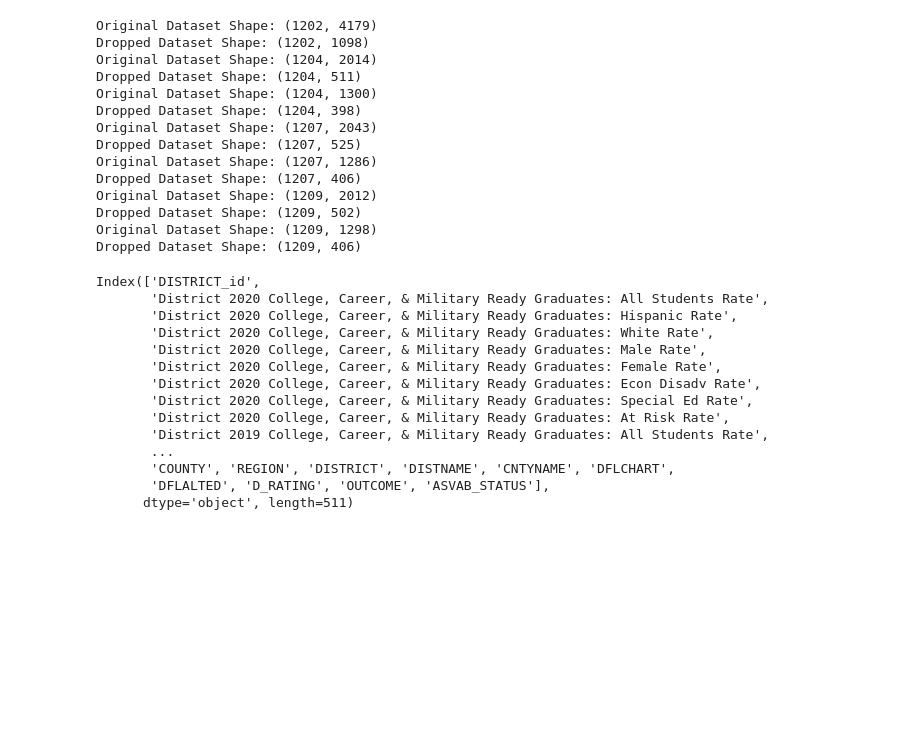
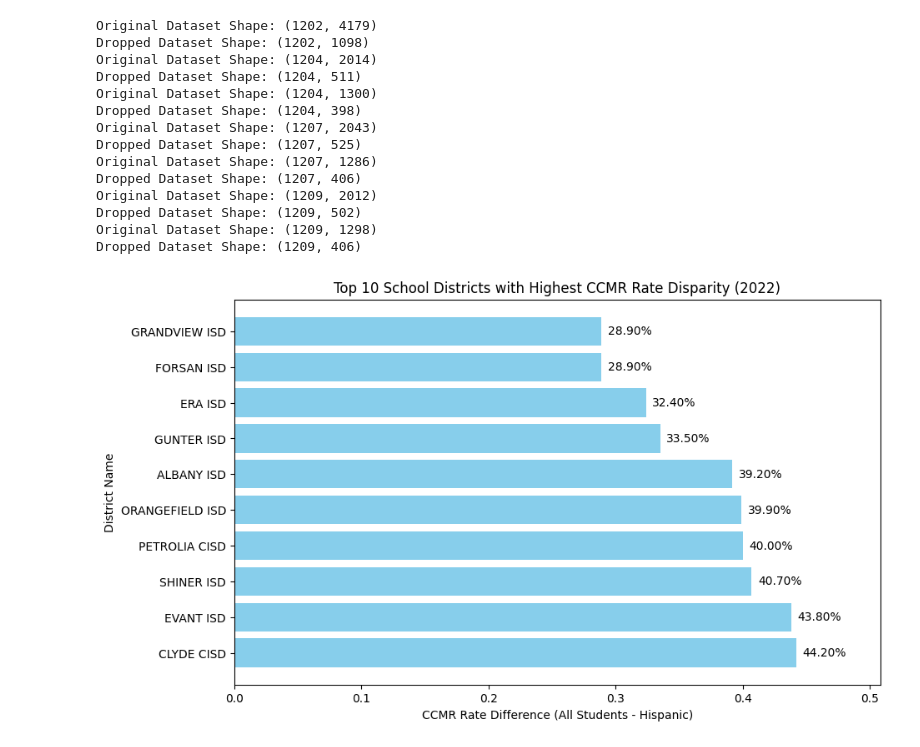
Before and after one commit to RiceD2KLab/HERC_Sp25, a Jupyter notebook: 2_Data_Exploration/DISTPERF1_EDA.ipynb, the cells around one changed output. Saved outputs shown, nothing was run; the diff lists cells and outputs as text; code cells hidden in the pictures; blank space fills up the shorter version.

Commit message:
Completed DISTPERF1 EDA

```diff
--- a/2_Data_Exploration/DISTPERF1_EDA.ipynb
+++ b/2_Data_Exploration/DISTPERF1_EDA.ipynb
@@ -177,20 +96,41 @@ Original Dataset Shape: (1209, 2012)
 Dropped Dataset Shape: (1209, 502)
 Original Dataset Shape: (1209, 1298)
 Dropped Dataset Shape: (1209, 406)
-# %%
-dataframes['distperf1_2021_clean'].columns
-# %% [output]
-Index(['DISTRICT_id',
-       'District 2020 College, Career, & Military Ready Graduates: All Students Rate',
-       'District 2020 College, Career, & Military Ready Graduates: Hispanic Rate',
-       'District 2020 College, Career, & Military Ready Graduates: White Rate',
-       'District 2020 College, Career, & Military Ready Graduates: Male Rate',
-       'District 2020 College, Career, & Military Ready Graduates: Female Rate',
-       'District 2020 College, Career, & Military Ready Graduates: Econ Disadv Rate',
-       'District 2020 College, Career, & Military Ready Graduates: Special Ed Rate',
-       'District 2020 College, Career, & Military Ready Graduates: At Risk Rate',
-       'District 2019 College, Career, & Military Ready Graduates: All Students Rate',
-       ...
-       'COUNTY', 'REGION', 'DISTRICT', 'DISTNAME', 'CNTYNAME', 'DFLCHART',
-       'DFLALTED', 'D_RATING', 'OUTCOME', 'ASVAB_STATUS'],
-      dtype='object', length=511)
+# %%
+distperf1_2023 = dataframes['distperf1_2023_clean']
+
+# Extract relevant columns
+all_students_2022 = distperf1_2023['District 2022 College, Career, & Military Ready Graduates: All Students Rate'] / 100
+hispanic_2022 = distperf1_2023['District 2022 College, Career, & Military Ready Graduates: Hispanic Rate'] / 100
+#all_students_2021 = distperf1_2023['District 2021 College, Career, & Military Ready Graduates: All Students Rate'] / 100
+#hispanic_2021 = distperf1_2023['District 2021 College, Career, & Military Ready Graduates: Hispanic Rate'] / 100
+
+# Calculate the absolute difference between all students and Hispanic rates
+rate_difference = all_students_2022 - hispanic_2022 #np.abs(all_students_2022 - hispanic_2022)
+
+# Get the top 10 districts with the highest difference
+top_10_diff = distperf1_2023.loc[rate_difference.nlargest(10).index, ['DISTNAME']].copy()
+top_10_diff['Rate Difference'] = rate_difference.nlargest(10).values
+
+# Sorting for better visualization
+top_10_diff = top_10_diff.sort_values(by='Rate Difference', ascending=True)
+
+# Create the bar plot
+plt.figure(figsize=(10, 6))
+bars = plt.barh(top_10_diff['DISTNAME'], top_10_diff['Rate Difference'], color='skyblue')
+plt.xlim(0, max(top_10_diff['Rate Difference']) * 1.15)  # Add 15% padding to the right
+
+# Add labels to the bars
+for bar, diff in zip(bars, top_10_diff['Rate Difference']):
+    plt.text(bar.get_width() + 0.005, bar.get_y() + bar.get_height()/2, f'{diff:.2%}', va='center')
+
+# Titles and labels
+plt.xlabel('CCMR Rate Difference (All Students - Hispanic)')
+plt.ylabel('District Name')
+plt.title('Top 10 School Districts with Highest CCMR Rate Disparity (2022)')
+plt.gca().invert_yaxis()  # Invert y-axis to show highest disparities at the top
+
+# Show plot
+plt.show()
+# %% [output]
+[figure, added]
```
Also changed, not shown: parts of 9 cells of this notebook.
